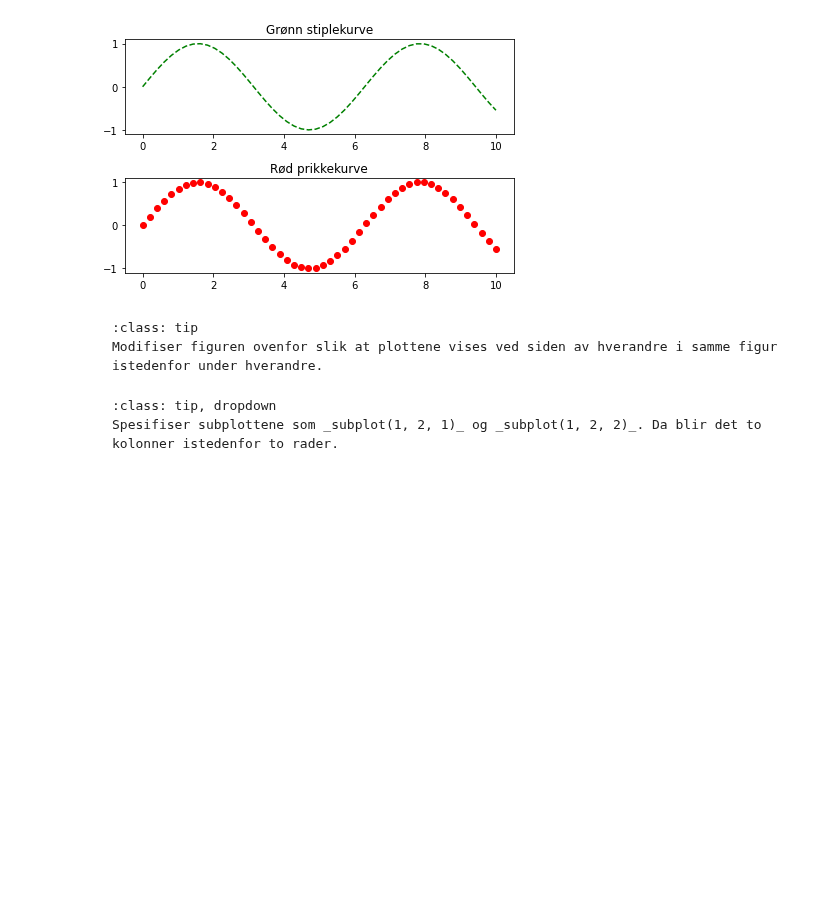
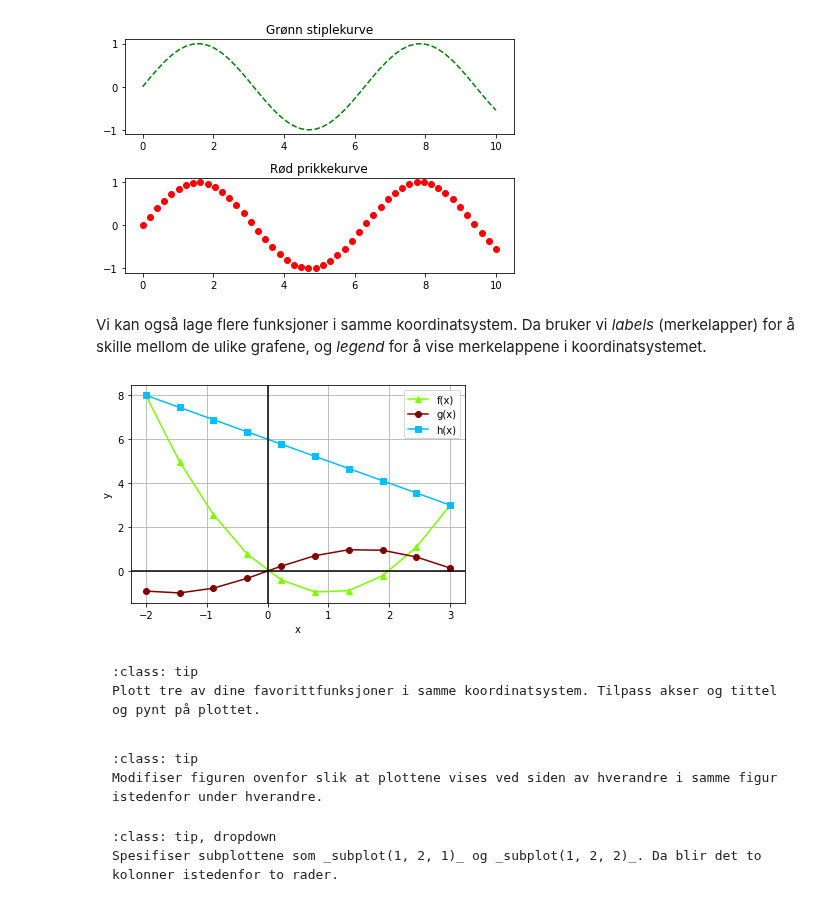
Before and after one commit to andreasdh/Programmering-og-modellering, a Jupyter notebook: docs/tema3_datahandtering/plotting.ipynb, the cells around one changed output. Cells and saved outputs as stored; diff of their text form; code cells hidden in the pictures; blank space fills up the shorter version.

````diff
--- a/docs/tema3_datahandtering/plotting.ipynb
+++ b/docs/tema3_datahandtering/plotting.ipynb
@@ -173,6 +173,44 @@ plt.show()
 #plt.savefig("kulfigur.png")    # Lagrer figuren på datamaskinen din
 # %% [output]
 [figure]
+# %% [markdown]
+Vi kan også lage flere funksjoner i samme koordinatsystem. Da bruker vi _labels_ (merkelapper) for å skille mellom de ulike grafene, og _legend_ for å vise merkelappene i koordinatsystemet.
+# %%
+import matplotlib.pyplot as plt
+import numpy as np
+
+x = np.linspace(-2, 3, 10)
+
+def f(x):
+    return x**2 - 2*x
+
+def g(x):
+    return np.sin(x)
+
+def h(x):
+    return - x + 6
+
+y1 = f(x)
+y2 = g(x)
+y3 = h(x)
+
+plt.plot(x,y1,color='lawngreen',label='f(x)', marker='^') # Bruker merkelapp (label) for å skille mellom kurvene
+plt.plot(x,y2,color='maroon',label='g(x)', marker='o')
+plt.plot(x,y3,color='deepskyblue',label='h(x)', marker='s')
+plt.legend() # Viser merkelappene
+plt.xlabel('x')
+plt.ylabel('y')
+plt.axhline(y=0,color='black') # Tegner x-akse
+plt.axvline(x=0,color='black') # Tegner y-akse
+plt.grid()
+plt.show()
+# %% [output]
+[figure, added]
+# %% [markdown]
+```{admonition} Underveisoppgave
+:class: tip
+Plott tre av dine favorittfunksjoner i samme koordinatsystem. Tilpass akser og tittel og pynt på plottet.
+```
 # %% [markdown]
 ```{admonition} Underveisoppgave
 :class: tip
````
Also changed, not shown: 2 other files.
